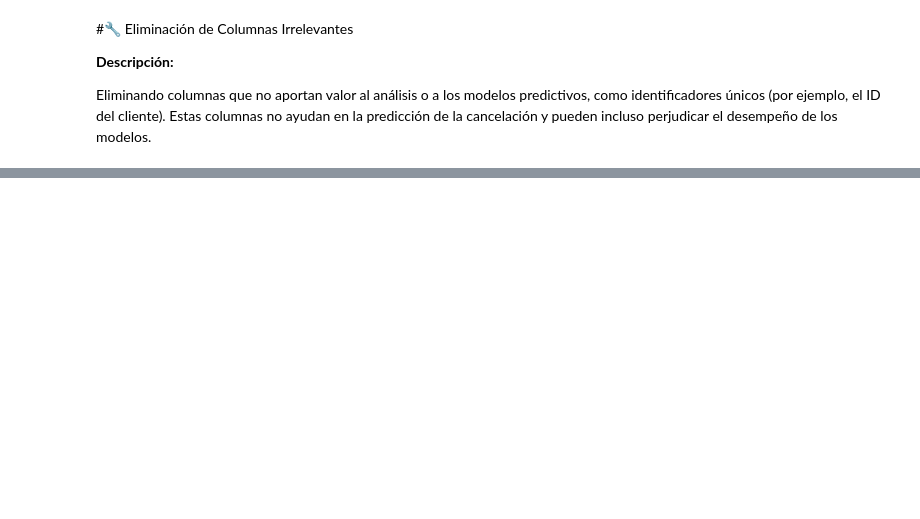
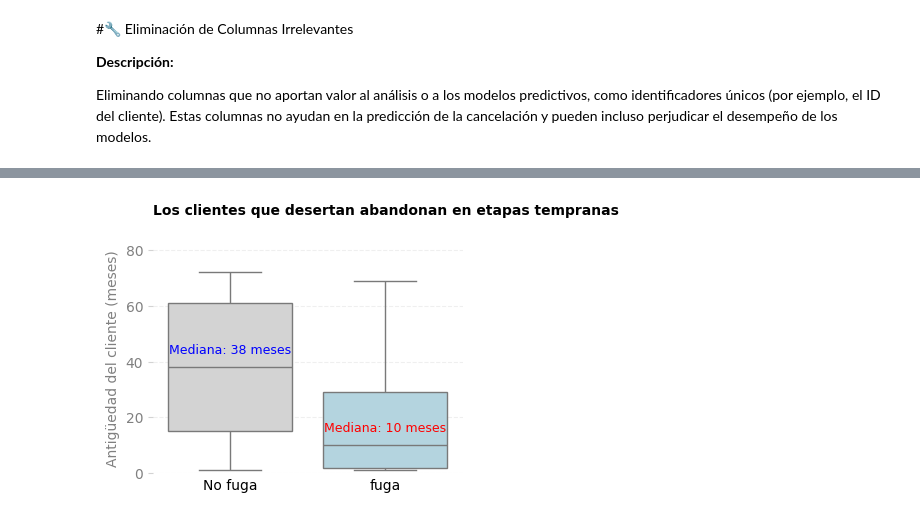
Before and after one commit to jpraden/Challenge-DataScience-TelecomX-LATAM_Parte2, a Jupyter notebook: TelecomX_LATAM_Parte2.ipynb, the cells around one changed output, grey strips where cells are left out. Saved outputs shown, nothing was run; the diff lists cells and outputs as text; code cells hidden in the pictures; blank space fills up the shorter version.

```diff
--- a/TelecomX_LATAM_Parte2.ipynb
+++ b/TelecomX_LATAM_Parte2.ipynb
@@ -165,0 +304,63 @@ Eliminando columnas que no aportan valor al análisis o a los modelos predictivo
+# %%
+plt.figure(figsize=(4,3))
+
+# Crear una Serie temporal para evitar modificar el DataFrame original
+fuga_clientes_series = df['Churn'].map({'No': 'No fuga', 'Sí': 'fuga'})
+
+sns.boxplot(
+    data=df,  # Se sigue usando df para los datos principales, pero x y hue son una Serie externa
+    x=fuga_clientes_series,
+    y='tiempo_contrato',
+    hue=fuga_clientes_series,
+    palette={'No fuga': 'lightgray', 'fuga': 'lightblue'},
+    showfliers=False,
+    legend=False
+)
+
+plt.xticks([0,1], ['No fuga', 'fuga'])
+
+plt.title(
+    'Los clientes que desertan abandonan en etapas tempranas',
+    fontsize=10,
+    weight='bold',
+    loc='left',
+    pad=20
+)
+
+# Get the median values for each group using the temporary series for filtering
+median_no_fuga = df.loc[fuga_clientes_series == 'No fuga', 'tiempo_contrato'].median()
+median_fuga = df.loc[fuga_clientes_series == 'fuga', 'tiempo_contrato'].median()
+
+# Set the y-axis limits to ensure text visibility, extending slightly above max tenure
+plt.ylim(0, df['tiempo_contrato'].max() * 1.15) # Adjusted upper limit for text
+
+# Place text for 'No fuga' (General Median)
+plt.text(
+    0, median_no_fuga + 5, # Position above the median of 'No fuga' box
+    f'Mediana: {int(median_no_fuga)} meses',
+    ha='center',
+    fontsize=9,
+    color='blue'
+)
+
+# Place text for 'fuga' (Churned Median)
+plt.text(
+    1, median_fuga + 5, # Position above the median of 'fuga' box
+    f'Mediana: {int(median_fuga)} meses',
+    ha='center',
+    fontsize=9,
+    color='red'
+)
+
+plt.ylabel('Antigüedad del cliente (meses)', color='gray')
+plt.yticks(color='gray')
+plt.tick_params(axis='y', color='lightgray')
+plt.tick_params(axis='x', color='lightgray', size=0)
+plt.xlabel('')
+
+plt.grid(axis='y', linestyle='--', alpha=0.2)
+sns.despine(left=True, bottom=True)
+
+plt.show()
+# %% [output]
+[figure, added]
```
Also changed, not shown: parts of 98 cells of this notebook.
